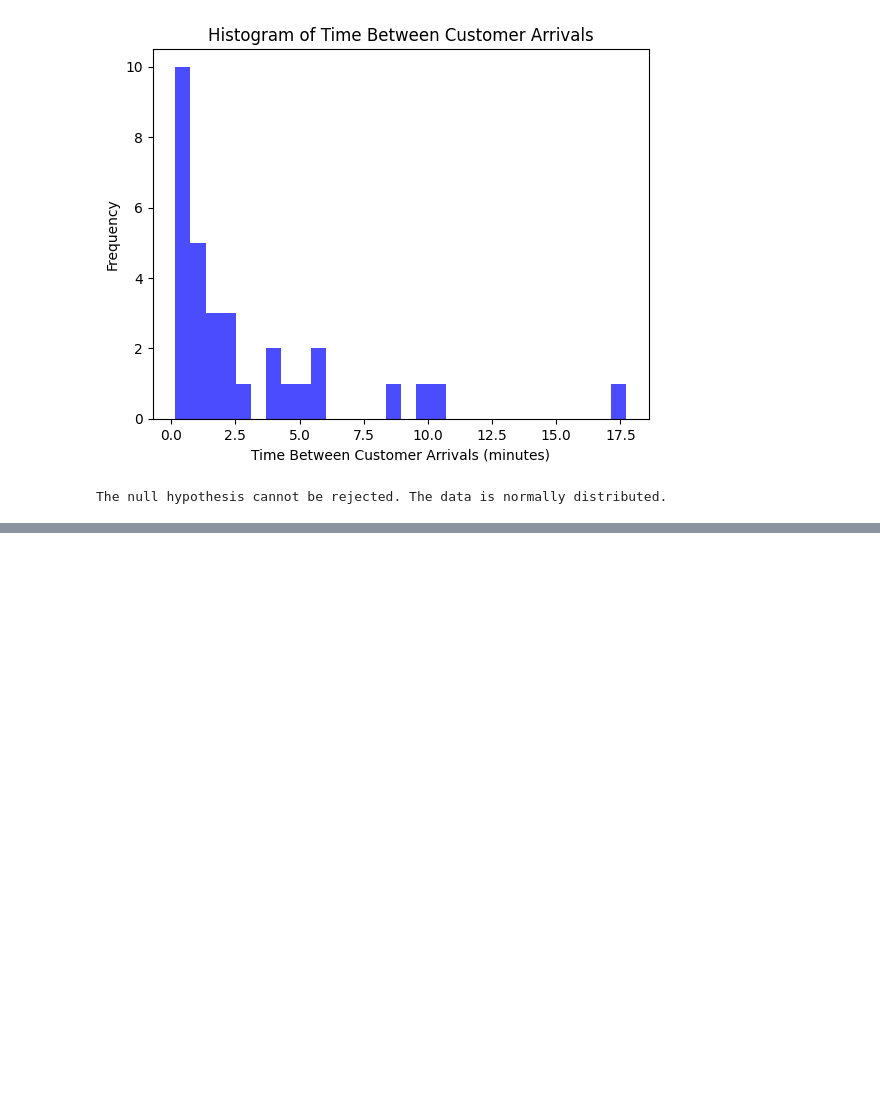
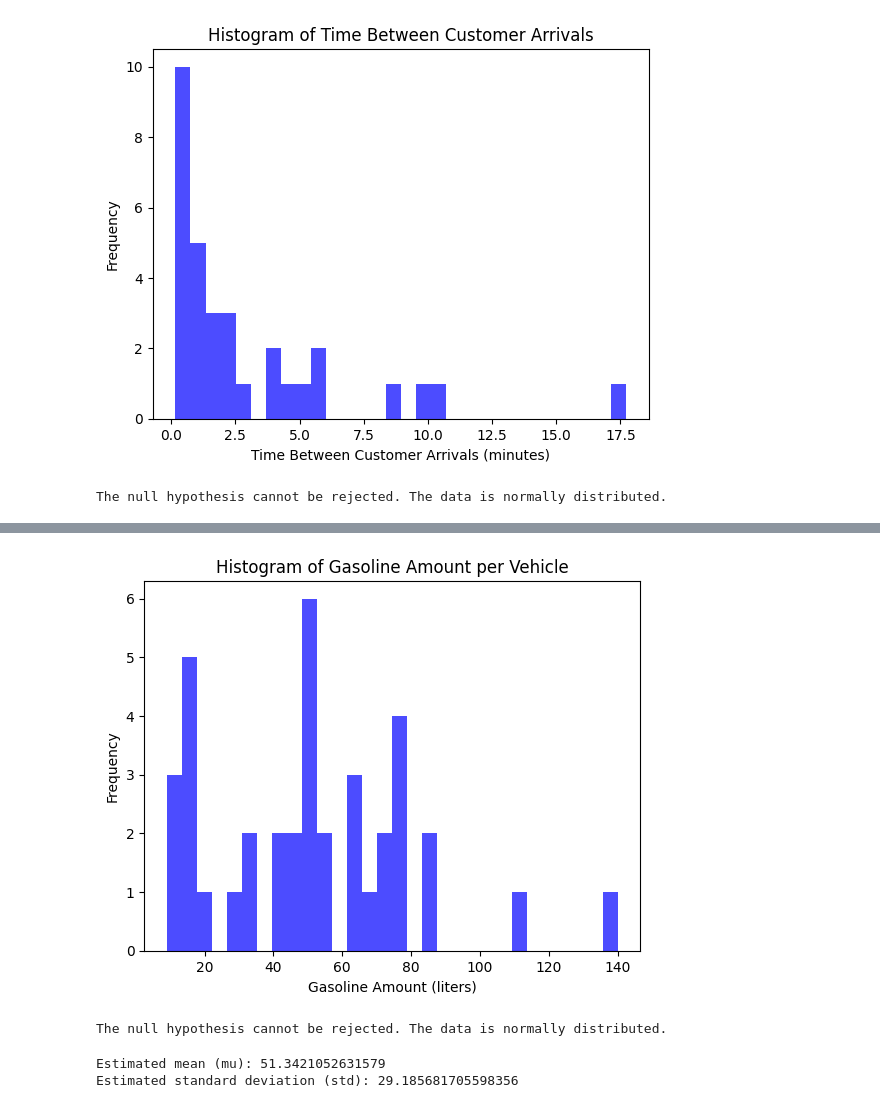
Before and after one commit to SebastianJRamirezA/gas_station_sim, a Jupyter notebook: data/data_analysis.ipynb, the cells around one changed output, grey strips where cells are left out. Cells and saved outputs as stored; diff of their text form; code cells hidden in the pictures; blank space fills up the shorter version.

Commit message:
Add gas by car data

```diff
--- a/data/data_analysis.ipynb
+++ b/data/data_analysis.ipynb
@@ -133,0 +138,3 @@ Estimated rate parameter (lambda): 0.3250380904012189
+# %%
+df = pd.read_csv('gas_by_car.csv')
+df.head()
@@ -133,0 +148,27 @@ Estimated rate parameter (lambda): 0.3250380904012189
+# %%
+# Histogram of waiting times
+plt.hist(df['cantidad'], bins=30, color='blue', alpha=0.7)
+plt.title('Histogram of Gasoline Amount per Vehicle')
+plt.xlabel('Gasoline Amount (liters)')
+plt.ylabel('Frequency')
+plt.show()
+# %% [output]
+[figure, added]
+# %%
+# Test for normality
+k2, p = stats.normaltest(df['cantidad'])
+alpha = 0.05
+if p < alpha:
+    print("The null hypothesis can be rejected. The data is not normally distributed.")
+else:
+    print("The null hypothesis cannot be rejected. The data is normally distributed.")
+# %% [output]
+The null hypothesis cannot be rejected. The data is normally distributed.
+# %%
+# Estimation of parameters for a normal distribution
+mu, std = stats.norm.fit(df['cantidad'])
+print(f"Estimated mean (mu): {mu}")
+print(f"Estimated standard deviation (std): {std}")
+# %% [output]
+Estimated mean (mu): 51.3421052631579
+Estimated standard deviation (std): 29.185681705598356
```
Also changed, not shown: parts of 3 cells of this notebook, 1 other file.
